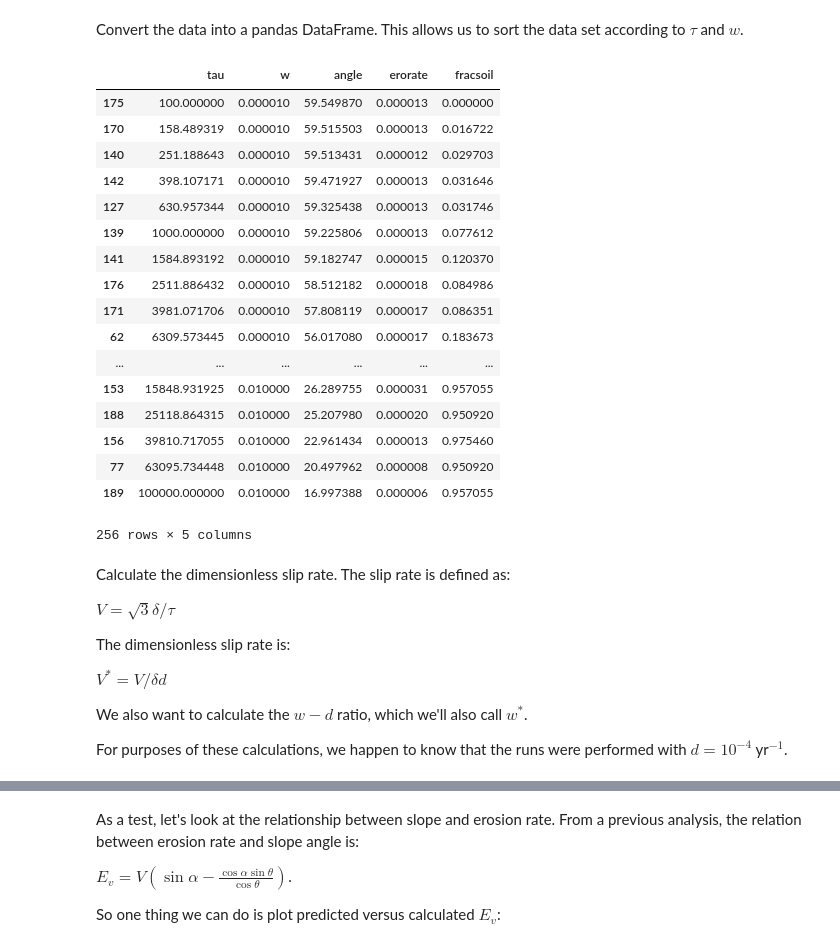
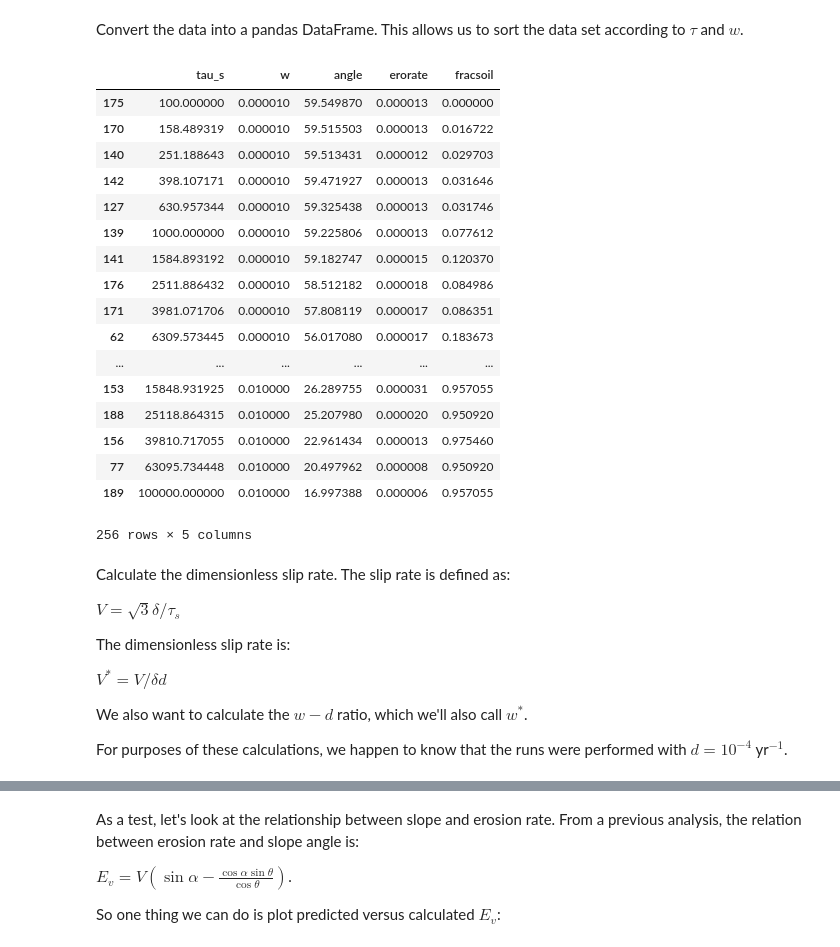
Before and after one commit to gregtucker/facetmorphology, a Jupyter notebook: DataAnalysis/plot_and_analyze_vw_series_runs.ipynb, the cells around one changed output, grey strips where cells are left out. Saved outputs shown, nothing was run; the diff lists cells and outputs as text; code cells hidden in the pictures.

```diff
--- a/DataAnalysis/plot_and_analyze_vw_series_runs.ipynb
+++ b/DataAnalysis/plot_and_analyze_vw_series_runs.ipynb
@@ -59,13 +59,13 @@ Convert the data into a pandas DataFrame. This allows us to sort the data set ac
 # %%
 import pandas as pd
 # %%
-data = {'tau' : slip_interval, 'w': weath_param, 'angle': facet_angle, 'erorate': ero_rate,
+data = {'tau_s' : slip_interval, 'w': weath_param, 'angle': facet_angle, 'erorate': ero_rate,
         'fracsoil' : frac_soil}
 df = pd.DataFrame(data)
-df = df.sort_values(by=['w', 'tau'])
+df = df.sort_values(by=['w', 'tau_s'])
 df
 # %% [output]
-|  | tau | w | angle | erorate | fracsoil |
+|  | tau_s | w | angle | erorate | fracsoil |
 | 175 | 100.000000 | 0.000010 | 59.549870 | 0.000013 | 0.000000 |
 | 170 | 158.489319 | 0.000010 | 59.515503 | 0.000013 | 0.016722 |
 | 140 | 251.188643 | 0.000010 | 59.513431 | 0.000012 | 0.029703 |
@@ -86,7 +86,7 @@ df
 # %% [markdown]
 Calculate the dimensionless slip rate. The slip rate is defined as:
 
-$V = \sqrt{3} \delta / \tau$
+$V = \sqrt{3} \delta / \tau_s$
 
 The dimensionless slip rate is:
 
```
Also changed, not shown: parts of 10 cells of this notebook, 12 other files.
